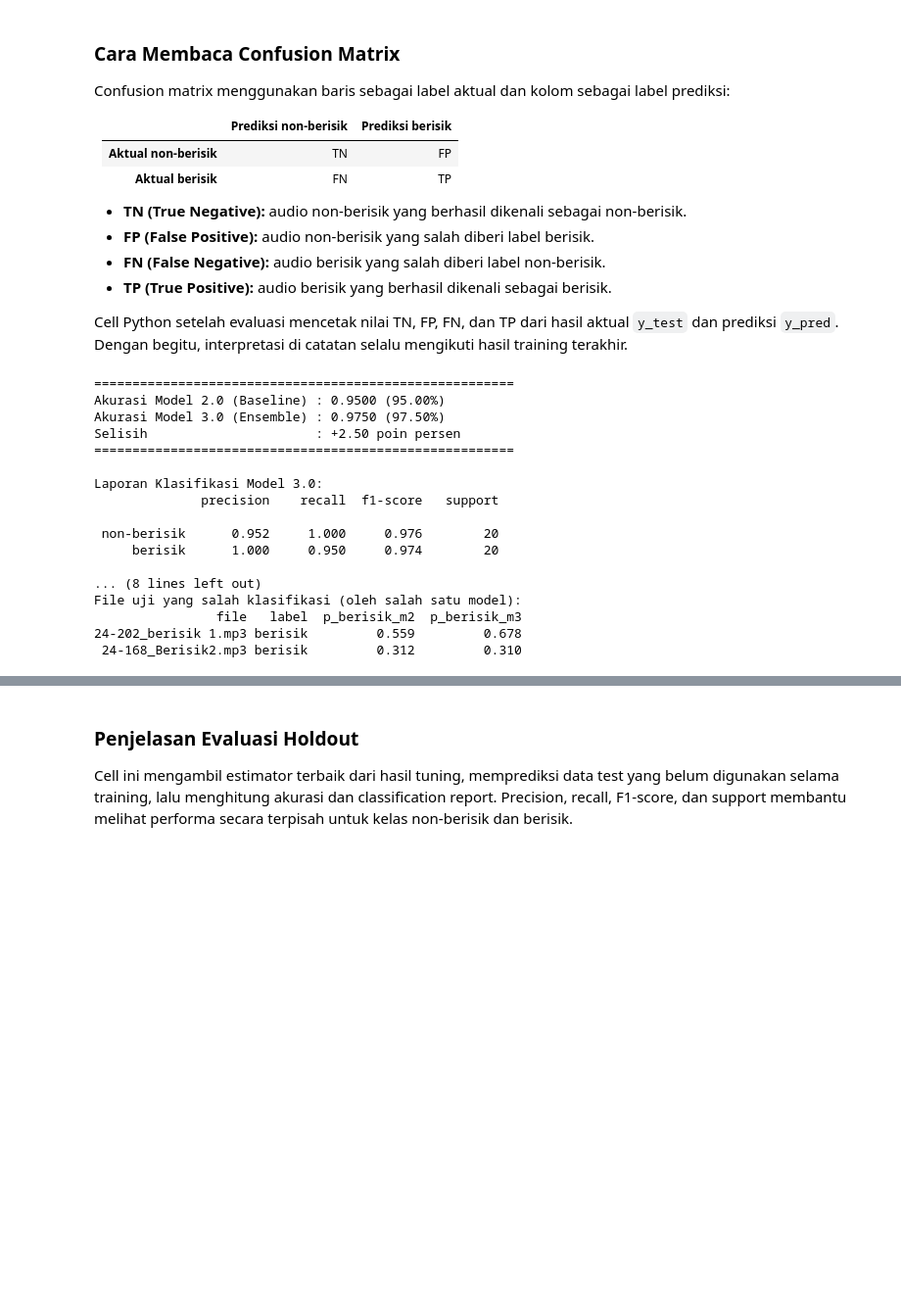
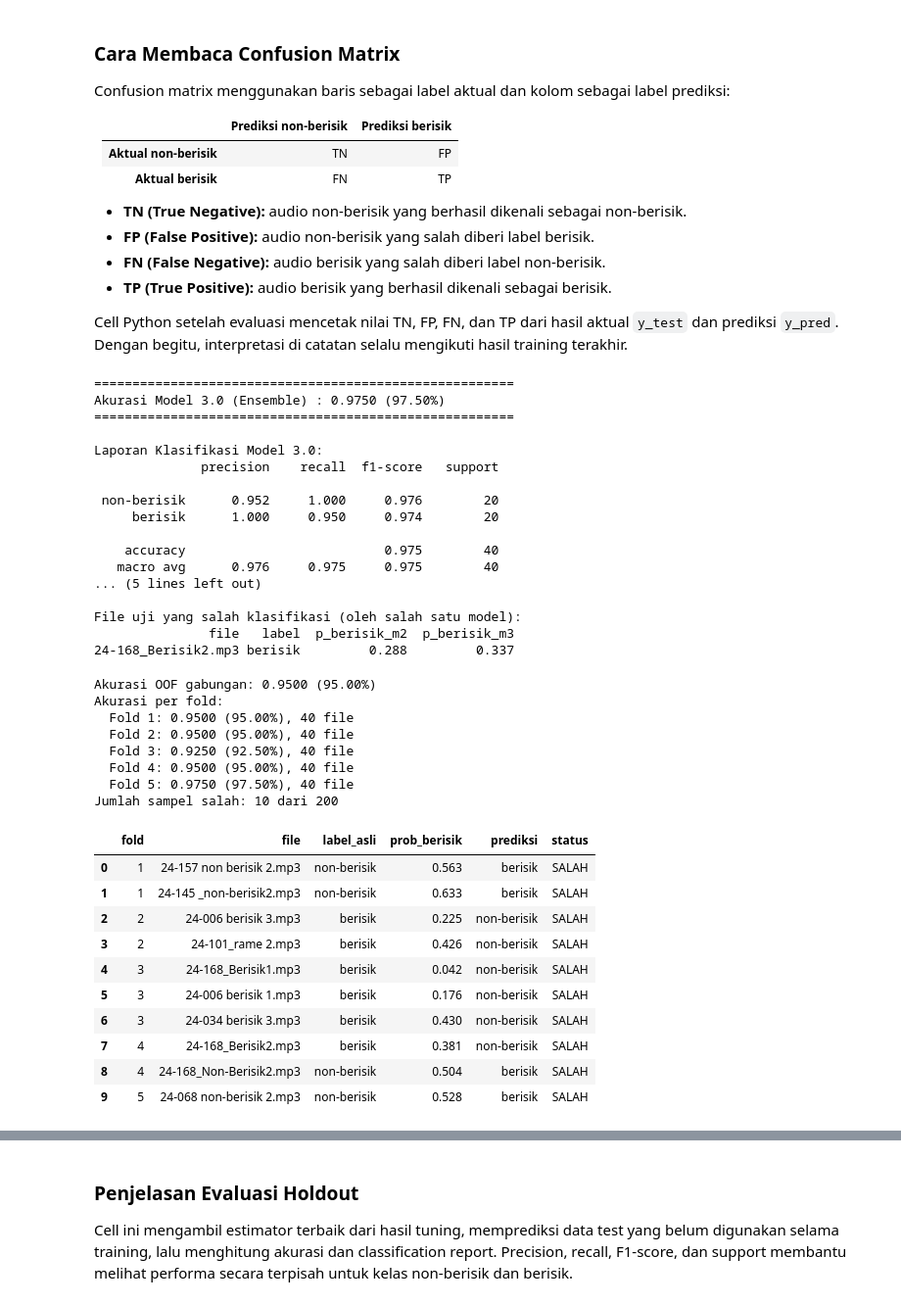
Before and after one commit to zeovarince/Audio-clasification, a Jupyter notebook: model3.0/klasifikasi_berisik_audio.ipynb, the cells around one changed output, grey strips where cells are left out. Shown at 98% size. Cells and saved outputs as stored; diff of their text form; code cells hidden in the pictures; blank space fills up the shorter version.

Commit message:
update model menggunakan model 3

```diff
--- a/model3.0/klasifikasi_berisik_audio.ipynb
+++ b/model3.0/klasifikasi_berisik_audio.ipynb
@@ -1162,9 +1146,7 @@ y_pred_m3 = (p_voting >= 0.5).astype(int)
 acc_m3 = accuracy_score(y_test, y_pred_m3)
 
 print("=" * 55)
-print(f"Akurasi Model 2.0 (Baseline) : {acc_m2:.4f} ({acc_m2*100:.2f}%)")
 print(f"Akurasi Model 3.0 (Ensemble) : {acc_m3:.4f} ({acc_m3*100:.2f}%)")
-print(f"Selisih                      : {(acc_m3 - acc_m2)*100:+.2f} poin persen")
 print("=" * 55)
 print()
 print("Laporan Klasifikasi Model 3.0:")
@@ -1190,9 +1172,7 @@ print("File uji yang salah klasifikasi (oleh salah satu model):")
 print(salah.to_string(index=False))
 # %% [output]
 =======================================================
-Akurasi Model 2.0 (Baseline) : 0.9500 (95.00%)
 Akurasi Model 3.0 (Ensemble) : 0.9750 (97.50%)
-Selisih                      : +2.50 poin persen
 =======================================================
 
 Laporan Klasifikasi Model 3.0:
@@ -1201,8 +1181,69 @@ Laporan Klasifikasi Model 3.0:
  non-berisik      0.952     1.000     0.976        20
      berisik      1.000     0.950     0.974        20
 
-... (8 lines left out)
+    accuracy                          0.975        40
+   macro avg      0.976     0.975     0.975        40
+... (5 lines left out)
+
 File uji yang salah klasifikasi (oleh salah satu model):
-                file   label  p_berisik_m2  p_berisik_m3
-24-202_berisik 1.mp3 berisik         0.559         0.678
- 24-168_Berisik2.mp3 berisik         0.312         0.310
+               file   label  p_berisik_m2  p_berisik_m3
+24-168_Berisik2.mp3 berisik         0.288         0.337
+# %%
+from sklearn.model_selection import cross_val_predict
+
+proba_oof = cross_val_predict(
+    m_voting, X, y, cv=cv, method='predict_proba', n_jobs=-1
+)[:, 1]
+y_oof_asli = y.to_numpy().astype(int)
+y_oof_pred = (proba_oof >= 0.5).astype(int)
+
+fold_oof = np.full(len(y_oof_asli), -1, dtype=int)
+for nomor_fold, (_, indeks_validasi) in enumerate(cv.split(X, y), start=1):
+    fold_oof[indeks_validasi] = nomor_fold
+
+hasil_oof = pd.DataFrame({
+    'fold': fold_oof,
+    'file': df.iloc[X.index]['file'].to_numpy(),
+    'label_asli': np.where(y_oof_asli == 1, 'berisik', 'non-berisik'),
+    'prob_berisik': np.round(proba_oof, 3),
+    'prediksi': np.where(y_oof_pred == 1, 'berisik', 'non-berisik'),
+    'status': np.where(y_oof_pred == y_oof_asli, 'benar', 'SALAH'),
+})
+
+print(f'Akurasi OOF gabungan: {(y_oof_pred == y_oof_asli).mean():.4f} '
+      f'({(y_oof_pred == y_oof_asli).mean() * 100:.2f}%)')
+print('Akurasi per fold:')
+for nomor_fold in sorted(np.unique(fold_oof)):
+    mask_fold = fold_oof == nomor_fold
+    akurasi_fold = (y_oof_pred[mask_fold] == y_oof_asli[mask_fold]).mean()
+    print(f'  Fold {nomor_fold}: {akurasi_fold:.4f} ({akurasi_fold * 100:.2f}%), '
+          f'{mask_fold.sum()} file')
+
+sampel_salah_oof = hasil_oof.loc[hasil_oof['status'] == 'SALAH'].sort_values(
+    ['fold', 'prob_berisik']
+).reset_index(drop=True)
+print(f'Jumlah sampel salah: {len(sampel_salah_oof)} dari {len(hasil_oof)}')
+if sampel_salah_oof.empty:
+    print('Tidak ada sampel yang salah diprediksi pada 5-fold CV.')
+else:
+    display(sampel_salah_oof)
+# %% [output]
+Akurasi OOF gabungan: 0.9500 (95.00%)
+Akurasi per fold:
+  Fold 1: 0.9500 (95.00%), 40 file
+  Fold 2: 0.9500 (95.00%), 40 file
+  Fold 3: 0.9250 (92.50%), 40 file
+  Fold 4: 0.9500 (95.00%), 40 file
+  Fold 5: 0.9750 (97.50%), 40 file
+Jumlah sampel salah: 10 dari 200
+|  | fold | file | label_asli | prob_berisik | prediksi | status |
+| 0 | 1 | 24-157 non berisik 2.mp3 | non-berisik | 0.563 | berisik | SALAH |
+| 1 | 1 | 24-145 _non-berisik2.mp3 | non-berisik | 0.633 | berisik | SALAH |
+| 2 | 2 | 24-006 berisik 3.mp3 | berisik | 0.225 | non-berisik | SALAH |
+| 3 | 2 | 24-101_rame 2.mp3 | berisik | 0.426 | non-berisik | SALAH |
+| 4 | 3 | 24-168_Berisik1.mp3 | berisik | 0.042 | non-berisik | SALAH |
+| 5 | 3 | 24-006 berisik 1.mp3 | berisik | 0.176 | non-berisik | SALAH |
+| 6 | 3 | 24-034 berisik 3.mp3 | berisik | 0.430 | non-berisik | SALAH |
+| 7 | 4 | 24-168_Berisik2.mp3 | berisik | 0.381 | non-berisik | SALAH |
+| 8 | 4 | 24-168_Non-Berisik2.mp3 | non-berisik | 0.504 | berisik | SALAH |
+| 9 | 5 | 24-068 non-berisik 2.mp3 | non-berisik | 0.528 | berisik | SALAH |
```
Also changed, not shown: parts of 20 cells of this notebook, 27 other files.
